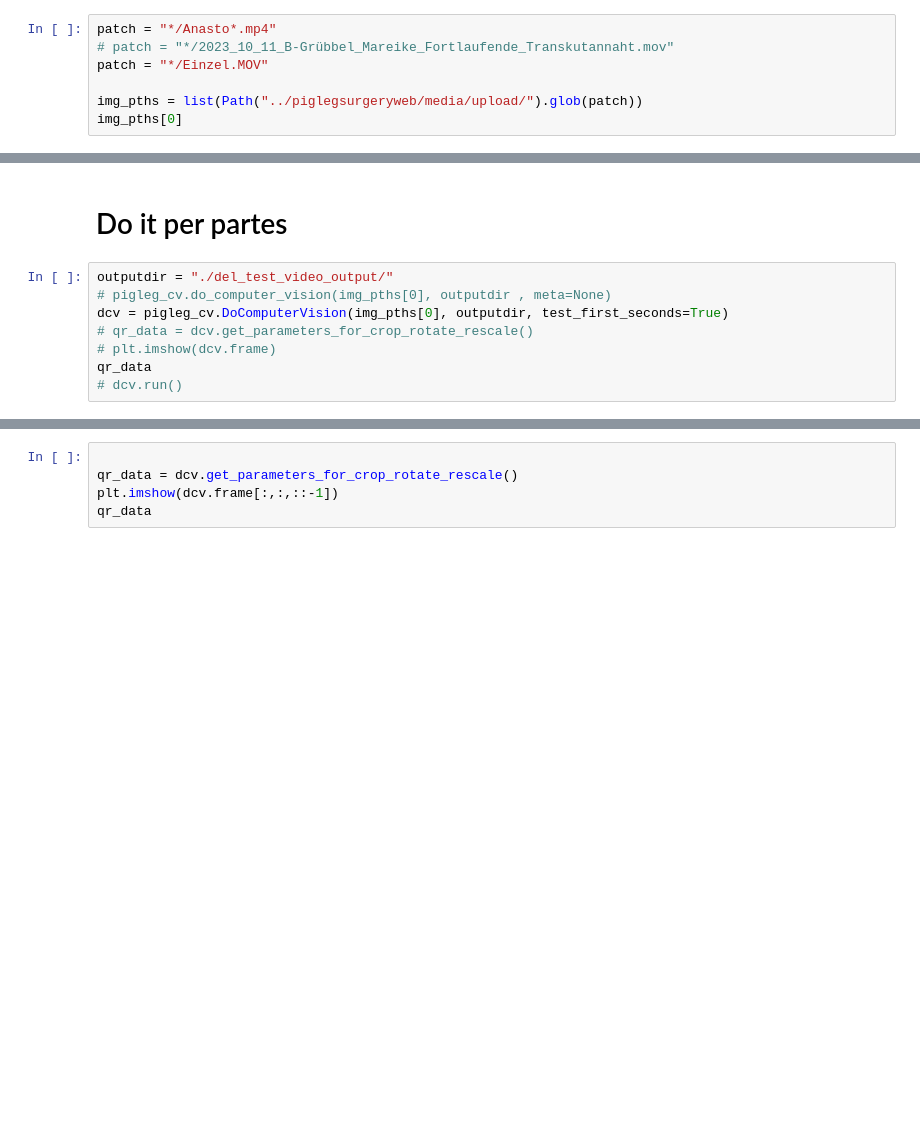
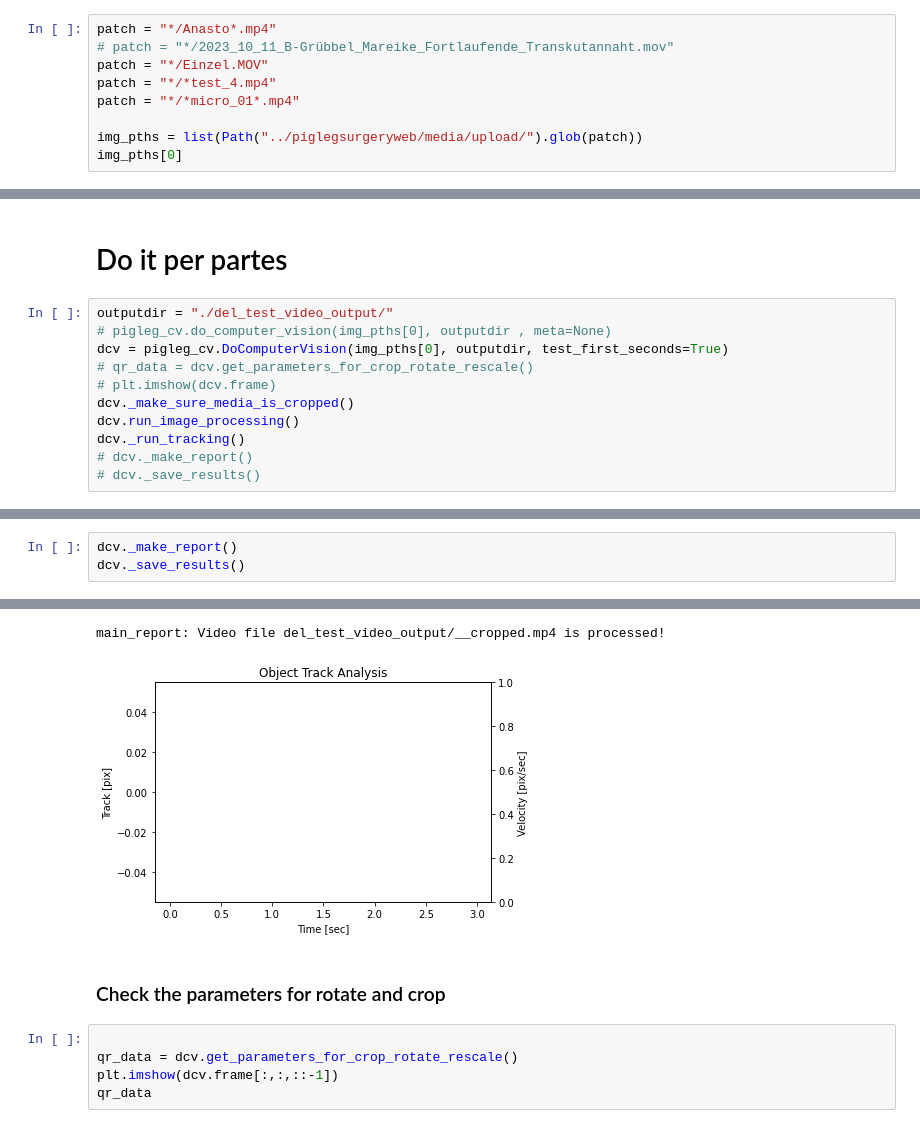
Before and after one commit to mjirik/surgeryanalyser, a Jupyter notebook: piglegcv/example_run_video_processing.ipynb, the cells around one changed output, grey strips where cells are left out. Saved outputs shown, nothing was run; the diff lists cells and outputs as text; blank space fills up the shorter version.

Commit message:
tracking works for micro

```diff
--- a/piglegcv/example_run_video_processing.ipynb
+++ b/piglegcv/example_run_video_processing.ipynb
@@ -57,6 +60,8 @@ yolox_x_8x8_300e_coco_20211126_140254-1ef88d67.pth
 patch = "*/Anasto*.mp4"
 # patch = "*/2023_10_11_B-Grübbel_Mareike_Fortlaufende_Transkutannaht.mov"
 patch = "*/Einzel.MOV"
+patch = "*/*test_4.mp4"
+patch = "*/*micro_01*.mp4"
 
 img_pths = list(Path("../piglegsurgeryweb/media/upload/").glob(patch))
 img_pths[0]
@@ -70,6 +75,9 @@ outputdir = "./del_test_video_output/"
 dcv = pigleg_cv.DoComputerVision(img_pths[0], outputdir, test_first_seconds=True)
 # qr_data = dcv.get_parameters_for_crop_rotate_rescale()
 # plt.imshow(dcv.frame)
-qr_data
-# dcv.run()
+dcv._make_sure_media_is_cropped()
+dcv.run_image_processing()
+dcv._run_tracking()
+# dcv._make_report()
+# dcv._save_results()
 # %% [output]
@@ -92,0 +186,4 @@ qr_data
+# %%
+dcv._make_report()
+dcv._save_results()
+# %% [output]
@@ -93,3 +207,7 @@ qr_data
+main_report: Video file del_test_video_output/__cropped.mp4 is processed!
+[figure, added]
+# %% [markdown]
+### Check the parameters for rotate and crop
 # %%
 
 qr_data = dcv.get_parameters_for_crop_rotate_rescale()
```
Also changed, not shown: parts of 21 cells of this notebook, 3 other files.
